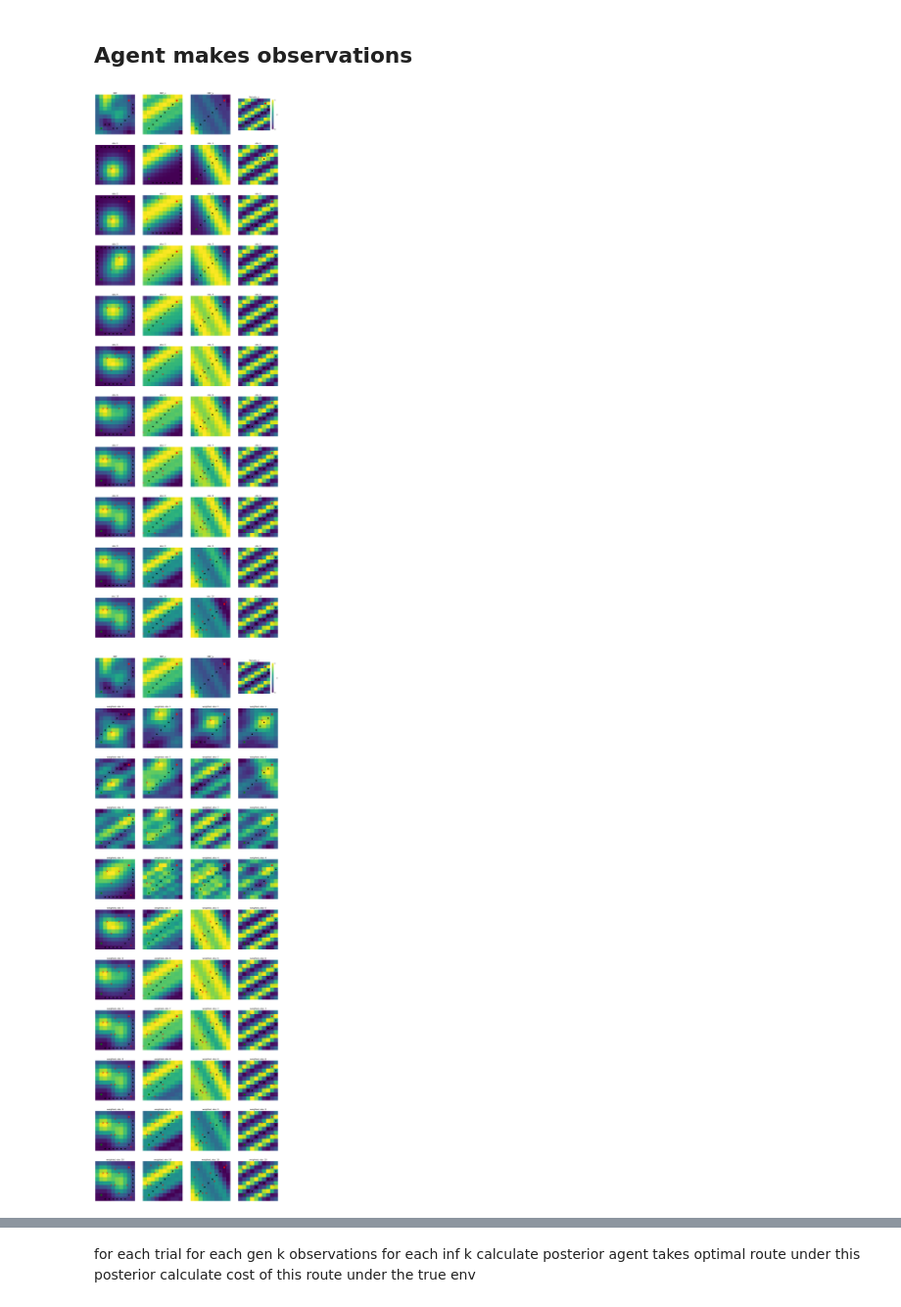
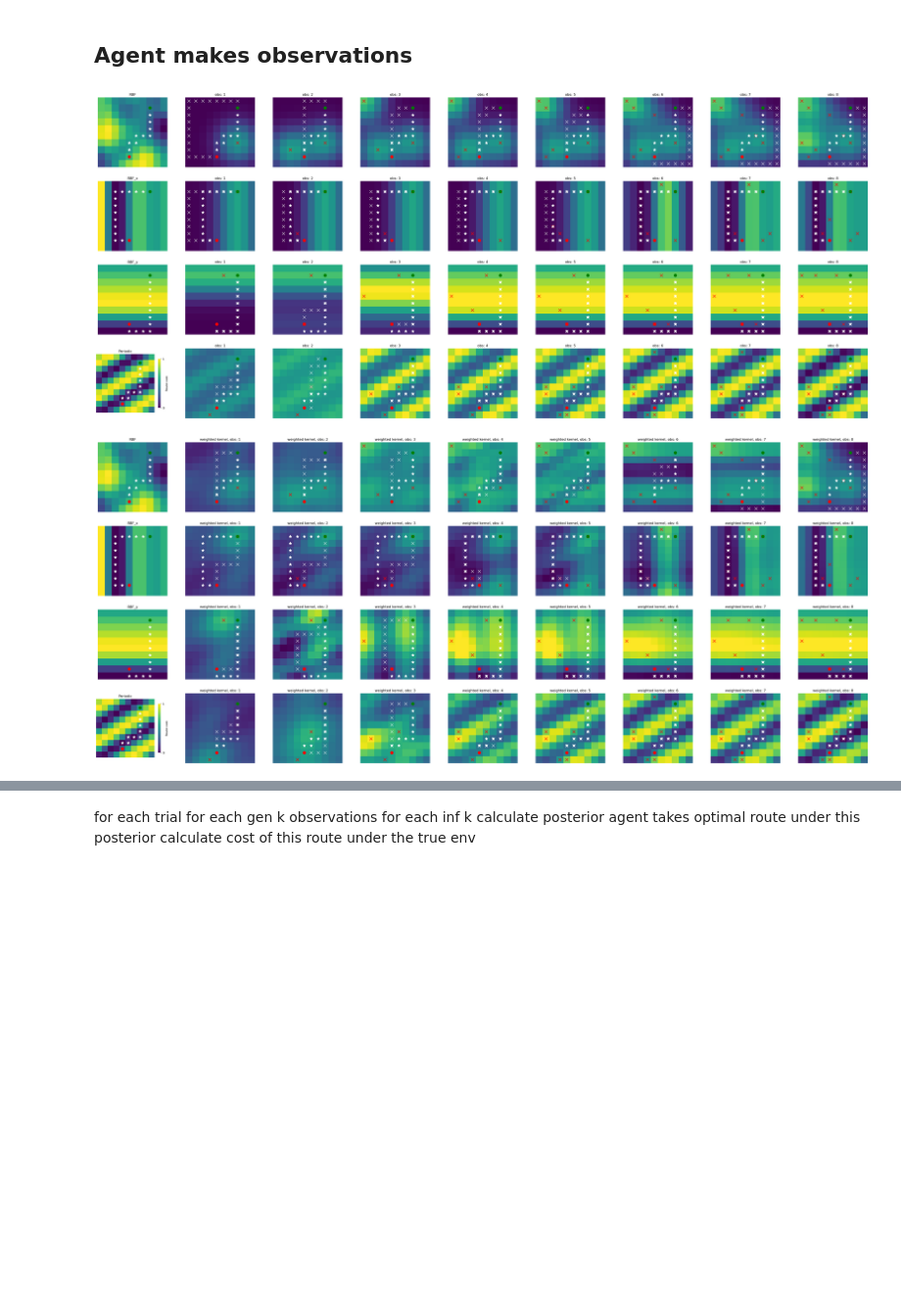
Before and after one commit to tgham/context_exploration, a Jupyter notebook: GP_worlds.ipynb, the cells around one changed output, grey strips where cells are left out. Shown at 98% size. Cells and saved outputs as stored; diff of their text form; code cells hidden in the pictures; blank space fills up the shorter version.

Commit message:
flipped big subplots axis

```diff
--- a/GP_worlds.ipynb
+++ b/GP_worlds.ipynb
@@ -613,7 +614,7 @@ from plotter import *
 """
 
 ## init info
-n_obs = 10
+n_obs = 8
 columns = [
     'trial',
     'n_obs',
@@ -627,15 +628,19 @@ columns = [
     'RPE'
 ]
 df_agent = pd.DataFrame(columns = columns)
-plotting_ts = [0]
+n_plotting_ts = 1
+plotting_ts = np.random.randint(0,n_trials,n_plotting_ts)
+# plotting_ts = [1]
+
+plotting_metric = 'manhattan'
 
 ## for each trial
 for t in tqdm(range(n_trials)):
 # for t in tqdm(range(5)):
     pair = all_pairs[t]
     if t in plotting_ts:
-        fig, axs = plt.subplots(n_obs+1,n_k, figsize=(n_k*5,n_obs*6))
-        fig2, axs2 = plt.subplots(n_obs+1,n_k, figsize=(n_k*5,n_obs*6))
+        fig, axs = plt.subplots(n_k,n_obs+1, figsize=(n_obs*6,n_k*5))
+        fig2, axs2 = plt.subplots(n_k,n_obs+1, figsize=(n_obs*6,n_k*5))
 
     ## for each generative kernel (i.e. true reward distribution)
     for kg, k_gen in enumerate(koi):
@@ -647,13 +652,13 @@ for t in tqdm(range(n_trials)):
 
         ## plot true reward distribution and ground truth optimal path
         if t in plotting_ts:
-            plot_r(true_samples, axs[0,kg], k_gen_name, cbar = kg==(len(koi)-1))
-            optimal_traj = df_gp.loc[(df_gp['gen_kernel']==k_gen_name) & (df_gp['trial']==t) & (df_gp['metric']=='chebyshev'), 'o_traj'].values[0]
-            plot_traj([optimal_traj], axs[0,kg])
+            plot_r(true_samples, axs[kg,0], k_gen_name, cbar = kg==(len(koi)-1))
+            optimal_traj = df_gp.loc[(df_gp['gen_kernel']==k_gen_name) & (df_gp['trial']==t) & (df_gp['metric']==plotting_metric), 'o_traj'].values[0]
+            plot_traj([optimal_traj], axs[kg,0])
 
-            plot_r(true_samples, axs2[0,kg], k_gen_name, cbar = kg==(len(koi)-1))
-            optimal_traj = df_gp.loc[(df_gp['gen_kernel']==k_gen_name) & (df_gp['trial']==t) & (df_gp['metric']=='chebyshev'), 'o_traj'].values[0]
-            plot_traj([optimal_traj], axs2[0,kg])
+            plot_r(true_samples, axs2[kg,0], k_gen_name, cbar = kg==(len(koi)-1))
+            optimal_traj = df_gp.loc[(df_gp['gen_kernel']==k_gen_name) & (df_gp['trial']==t) & (df_gp['metric']==plotting_metric), 'o_traj'].values[0]
+            plot_traj([optimal_traj], axs2[kg,0])
 
 
         ## for each inference kernel
@@ -666,6 +671,11 @@ for t in tqdm(range(n_trials)):
 
                 ## calculate posterior over the entire environment, given the observations made so far
                 post_mean, post_cov = gp.post_pred(k_inf, obs)
+
+                ## (UCB, i.e. give states with high posterior covariance, and therefore uncertain paths, extra weight?)
+                # beta = 0.8
+                # post_mean -= beta*np.sqrt(np.diag(post_cov)) #subtract, because the pathfinder is minimising cost
+
                 if post_mean.min()<0: ## to ensure the posterior is non-negative
                     post_mean -= post_mean.min()
 
@@ -678,7 +688,8 @@ for t in tqdm(range(n_trials)):
 
                     ## calculate RPE
                     optimal_cost = df_gp.loc[(df_gp['gen_kernel']==k_gen_name) & (df_gp['trial']==t) & (df_gp['metric']==metric), 'optimal_cost'].values[0]
-                    RPE = optimal_cost - actual_cost
+                    # RPE = optimal_cost - actual_cost
+                    RPE = actual_cost/optimal_cost
 
                     row = pd.Series({
                         'trial': t,
@@ -700,13 +711,13 @@ for t in tqdm(range(n_trials)):
 
                     ## after each observation, plot the posterior under the correct kernel, and its optimal path
                     if t in plotting_ts:
-                        if metric == 'chebyshev':
+                        if metric == plotting_metric:
                             if k_inf_name == k_gen_name:
                                 # title = k_gen_name#+'\n'+str(np.round(100*RPE/optimal_cost))+'%'
                                 title = 'obs: '+str(o+1)
-                                plot_r(post_mean.reshape(N,N), axs[o+1,kg], title, cbar = False)
-                                plot_obs(obs, axs[o+1,kg], text=False)
-                                plot_traj([actual_traj], axs[o+1,kg])
+                                plot_r(post_mean.reshape(N,N), axs[kg,o+1], title, cbar = False)
+                                plot_obs(obs, axs[kg,o+1], text=False)
+                                plot_traj([optimal_traj,actual_traj], axs[kg,o+1])
 
 
 
@@ -732,8 +743,14 @@ for t in tqdm(range(n_trials)):
                 ll = gp.likelihood(k_inf, obs)
                 lls.append(ll)
 
+            ## free params per kernel type?
+            # n_params = np.array([2, 3, 3, 4])
+            # prior = penalised_uniform(n_params)
+            # lls = lls*prior
+
             ## weight each posterior mean by the corresponding kernel's marginal likelihood
-            k_weights = softmax(lls)
+            # k_weights = softmax(lls)
+            k_weights =
             weighted_post_mean = np.sum([k_weights[i]*post_means[i] for i in range(len(koi))], axis = 0)
             if weighted_post_mean.min()<0:
                 weighted_post_mean -= weighted_post_mean.min()
@@ -747,7 +764,8 @@ for t in tqdm(range(n_trials)):
 
                 ## calculate RPE
                 optimal_cost = df_gp.loc[(df_gp['gen_kernel']==k_gen_name) & (df_gp['trial']==t) & (df_gp['metric']==metric), 'optimal_cost'].values[0]
-                RPE = optimal_cost - actual_cost
+                # RPE = optimal_cost - actual_cost
+                RPE = actual_cost/optimal_cost
 
                 row = pd.Series({
                     'trial': t,
@@ -767,40 +785,40 @@ for t in tqdm(range(n_trials)):
                     row['weight_'+k_inf_name] = k_weights[ki]
                 df_tmp = pd.DataFrame(columns = columns)
                 for key in row.keys():
                     df_tmp[key] = [row[key]]
                 df_agent = pd.concat([df_agent, df_tmp], ignore_index = True)
 
                 ## after each observation, plot the weighted posterior, and its optimal path
                 if t in plotting_ts:
-                    if metric == 'chebyshev':
-                        title = 'weighted, obs: '+str(o+1)
-                        plot_r(weighted_post_mean.reshape(N,N), axs2[o+1,kg], title, cbar = False)
-                        plot_obs(obs, axs2[o+1,kg], text=False)
-                        plot_traj([actual_traj], axs2[o+1,kg])
+                    if metric == plotting_metric:
+                        title = 'weighted kernel, obs: '+str(o+1)
+                        plot_r(weighted_post_mean.reshape(N,N), axs2[kg,o+1], title, cbar = False)
+                        plot_obs(obs, axs2[kg,o+1], text=False)
+                        plot_traj([optimal_traj,actual_traj], axs2[kg,o+1])
 
 
 
         ## plot
         # if t in plotting_ts:
         #     for mi, metric in enumerate(['chebyshev']):
         #         title = k_gen_name
         #         plot_r(true_samples, axs[0,kg], title, cbar = kg==(len(koi)-1))
         #         plot_obs(all_obs, axs[0,kg], text=False)
         #         for ki, k_inf in enumerate(koi):
         #             k_inf_name = kernel_names[ki]
         #             post_mean, post_cov = gp.post_pred(k_inf, all_obs)
         #             title = k_inf_name
         #             plot_r(post_mean.reshape(N,N), axs[mi+1,kg], title, cbar = kg==(len(koi)-1))
         #             textstr = '\n'.join((
         #                 f'Optimal: n={n_optimal}, {np.round(optimal_cost, 3)}',
         #                 f'Actual: n={n_actual}, {np.round(actual_cost, 3)}',
         #                 f'RPE: {np.round(RPE, 3)}'))
         #             props = dict(boxstyle='round', facecolor='wheat', alpha=0.5)
         #             axs[mi+1,kg].text(0.0, -0.05, textstr, transform=axs[mi+1,kg].transAxes, fontsize=14,
         #                         verticalalignment='top', bbox=props)
 # %% [output]
-[figure, old version]
+[figure, new version]
-[figure, old version]
+[figure, new version]
 # %%
 for metric in metrics:
     fig, axs = plt.subplots(1, n_k, figsize=(4*n_k, 5))
```
Also changed, not shown: parts of 4 cells of this notebook, 1 other file.
